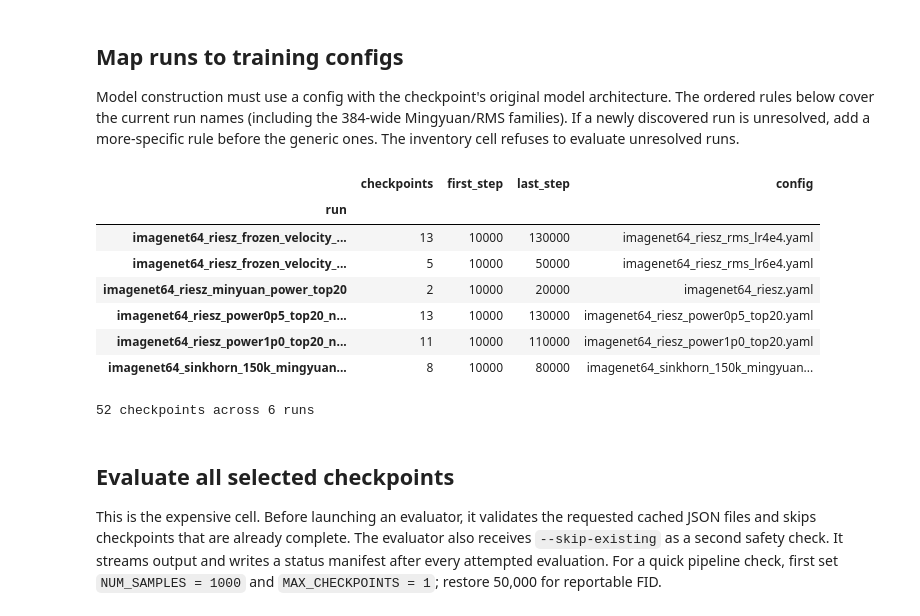
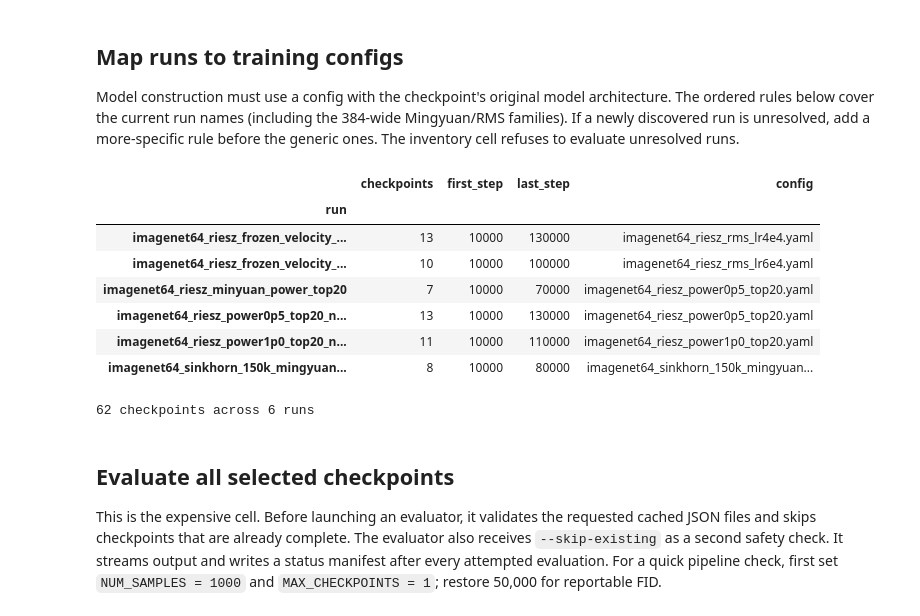
Before and after one commit to hudsonchen/riesz_flow_hudson, a Jupyter notebook: notebooks/fid_imagenet64.ipynb, the cells around one changed output. Cells and saved outputs as stored; diff of their text form; code cells hidden in the pictures.

```diff
--- a/notebooks/fid_imagenet64.ipynb
+++ b/notebooks/fid_imagenet64.ipynb
@@ -86,6 +86,7 @@ NAMED_CONFIGS = sorted(
 
 # Aliases take priority where run wording interrupts the exact config stem.
 CONFIG_ALIASES = [
+    (r"^imagenet64_riesz_minyuan_power_top20$", "configs/gen/imagenet64_riesz_power0p5_top20.yaml"),
     (r"matern32.*(?:rms|frozen_velocity).*lr4e4", "configs/gen/imagenet64_matern32_rms_lr4e4.yaml"),
     (r"sliced_riesz.*(?:frozen_velocity|fresh_support).*lr4e4", "configs/gen/imagenet64_sliced_riesz_rms_lr4e4.yaml"),
     (r"sliced_riesz.*frozen_velocity.*lr6e4", "configs/gen/imagenet64_sliced_riesz_rms_lr6e4.yaml"),
@@ -141,39 +142,39 @@ def discover_inventory() -> pd.DataFrame:
             step = int(match.group(1))
             if step > 0 and step % STEP_INTERVAL == 0:
                 rows.append({
                     "run": run_dir.name,
                     "step": step,
                     "checkpoint": checkpoint.resolve(),
                     "config": config,
                 })
     return pd.DataFrame(rows).sort_values(["run", "step"]).reset_index(drop=True)
 
 inventory = discover_inventory()
 if inventory.empty:
     raise RuntimeError(f"No checkpoints divisible by {STEP_INTERVAL:,} found under {RUNS_ROOT}")
 
 bad_configs = inventory[inventory["config"].map(lambda p: p is None or not p.is_file())]
 summary = inventory.groupby("run").agg(checkpoints=("step", "size"), first_step=("step", "min"), last_step=("step", "max"), config=("config", lambda values: values.iloc[0].name if values.iloc[0] is not None else "<unmapped>"))
 display(summary)
 print(f"{len(inventory)} checkpoints across {inventory['run'].nunique()} runs")
 if not bad_configs.empty:
     display(bad_configs[["run", "config"]].drop_duplicates())
     raise RuntimeError("Resolve the config mappings above before evaluation")
 
 # Guard against accidentally loading an ImageNet-256 config.
 for config_path in inventory["config"].drop_duplicates():
     config_data = yaml.safe_load(config_path.read_text())
     assert int(config_data["dataset"]["resolution"]) == 64, config_path
 # %% [output]
 |  | checkpoints | first_step | last_step | config |
 | run |  |  |  |  |
 | imagenet64_riesz_frozen_velocity_... | 13 | 10000 | 130000 | imagenet64_riesz_rms_lr4e4.yaml |
-| imagenet64_riesz_frozen_velocity_... | 5 | 10000 | 50000 | imagenet64_riesz_rms_lr6e4.yaml |
-| imagenet64_riesz_minyuan_power_top20 | 2 | 10000 | 20000 | imagenet64_riesz.yaml |
+| imagenet64_riesz_frozen_velocity_... | 10 | 10000 | 100000 | imagenet64_riesz_rms_lr6e4.yaml |
+| imagenet64_riesz_minyuan_power_top20 | 7 | 10000 | 70000 | imagenet64_riesz_power0p5_top20.yaml |
 | imagenet64_riesz_power0p5_top20_n... | 13 | 10000 | 130000 | imagenet64_riesz_power0p5_top20.yaml |
 | imagenet64_riesz_power1p0_top20_n... | 11 | 10000 | 110000 | imagenet64_riesz_power1p0_top20.yaml |
 | imagenet64_sinkhorn_150k_mingyuan... | 8 | 10000 | 80000 | imagenet64_sinkhorn_150k_mingyuan... |
-52 checkpoints across 6 runs
+62 checkpoints across 6 runs
 # %% [markdown]
 ## Evaluate all selected checkpoints
 
```
Also changed, not shown: parts of 3 cells of this notebook, 3 other files.
